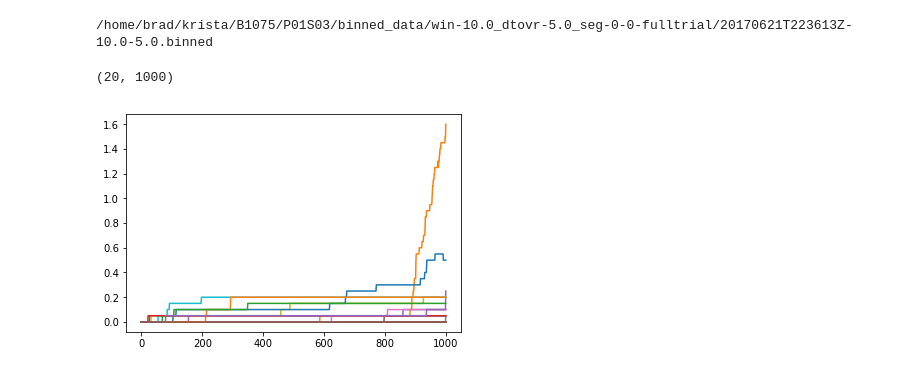
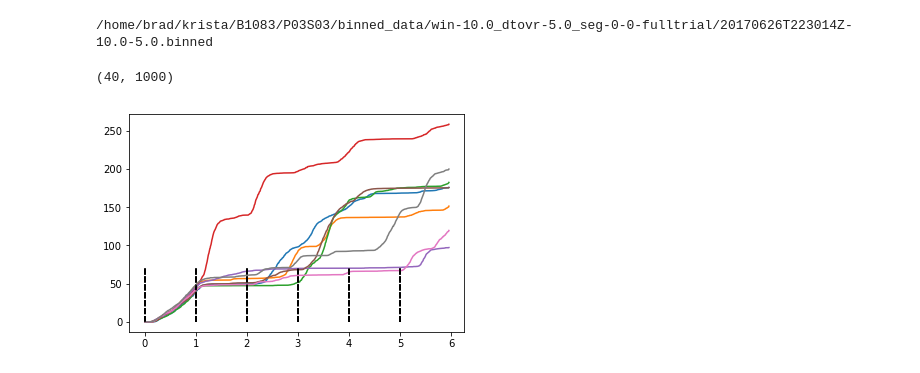
Before and after one commit to theilmbh/NeuralTDA, a Jupyter notebook: notebooks/test_tplc_functions.ipynb, the cells around one changed output. Saved outputs shown, nothing was run; the diff lists cells and outputs as text; code cells hidden in the pictures.

```diff
--- a/notebooks/test_tplc_functions.ipynb
+++ b/notebooks/test_tplc_functions.ipynb
@@ -8,28 +8,31 @@ import os
 import matplotlib.pyplot as plt
 %matplotlib inline
 # %%
-bdf = glob.glob('/home/brad/krista/B1075/P01S03/binned_data/win-10.0_dtovr-5.0_seg-0-0-fulltrial/*')[0]
 block_path = '/home/brad/krista/B1075/P01S03/'
+block_path = '/home/brad/krista/B1083/P03S03/'
+bdf = glob.glob('/home/brad/krista/B1083/P03S03/binned_data/win-10.0_dtovr-5.0_seg-0-0-fulltrial/20170626T223014Z-10.0-5.0.binned')[0]
+
 print(bdf)
 # %% [output]
-/home/brad/krista/B1075/P01S03/binned_data/win-10.0_dtovr-5.0_seg-0-0-fulltrial/20170621T223613Z-10.0-5.0.binned
+/home/brad/krista/B1083/P03S03/binned_data/win-10.0_dtovr-5.0_seg-0-0-fulltrial/20170626T223014Z-10.0-5.0.binned
 # %%
 reload(tp2)
 analysis_id = 'test'
-thresh = 13.0
-nperms = 1
+thresh = 6.0
+nperms = 2
 ncellsperm = 29
-dim = 1
+dim = 2
 Ntimes = 1000
-t = tp2.compute_betti_curves(analysis_id, block_path, bdf, thresh, nperms, ncellsperm, dim, Ntimes)
+(bc, t, t_ms) = tp2.compute_betti_curves(analysis_id, block_path, bdf, thresh, nperms, ncellsperm, dim, Ntimes, 10.0, 5.0)
-# %%
-t['B_40k'].shape
-# %% [output]
-(20, 1000)
+# %%
+bc['L_40k'].shape
+# %% [output]
+(40, 1000)
 # %%
-for stim in t.keys():
-    dat = t[stim]
+for stim in bc.keys():
+    dat = bc[stim]
     avg = np.mean(dat, axis=0)
-    plt.plot(np.arange(Ntimes), avg)
+    plt.plot(t_ms/1000., avg)
+    plt.plot(np.array([[x, x] for x in range(6)]).T, np.array([[0, 70] for x in range(6)]).T, 'k--')
 # %% [output]
-[figure, old version]
+[figure, new version]
```
Also changed, not shown: parts of 5 cells of this notebook, 2 other files.
